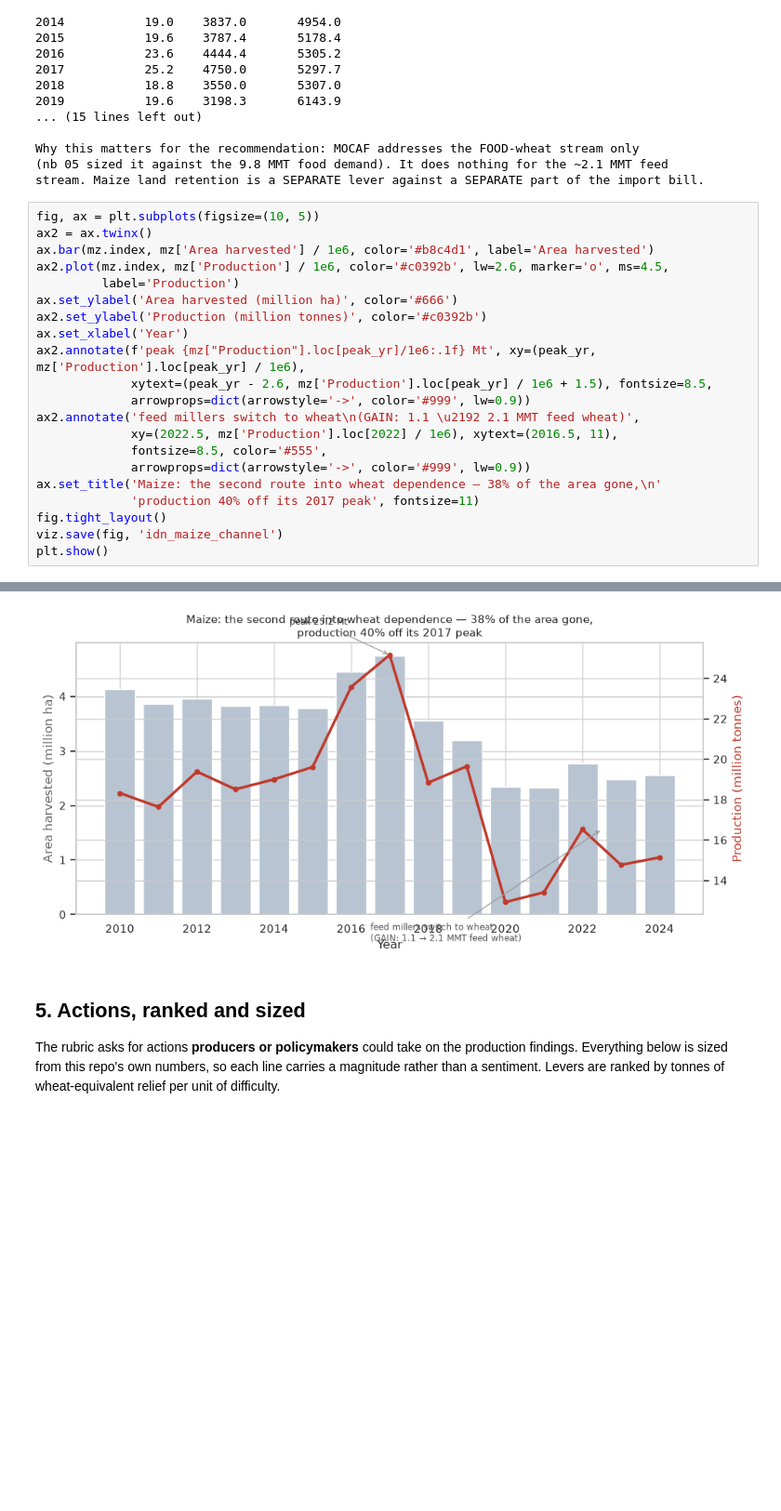
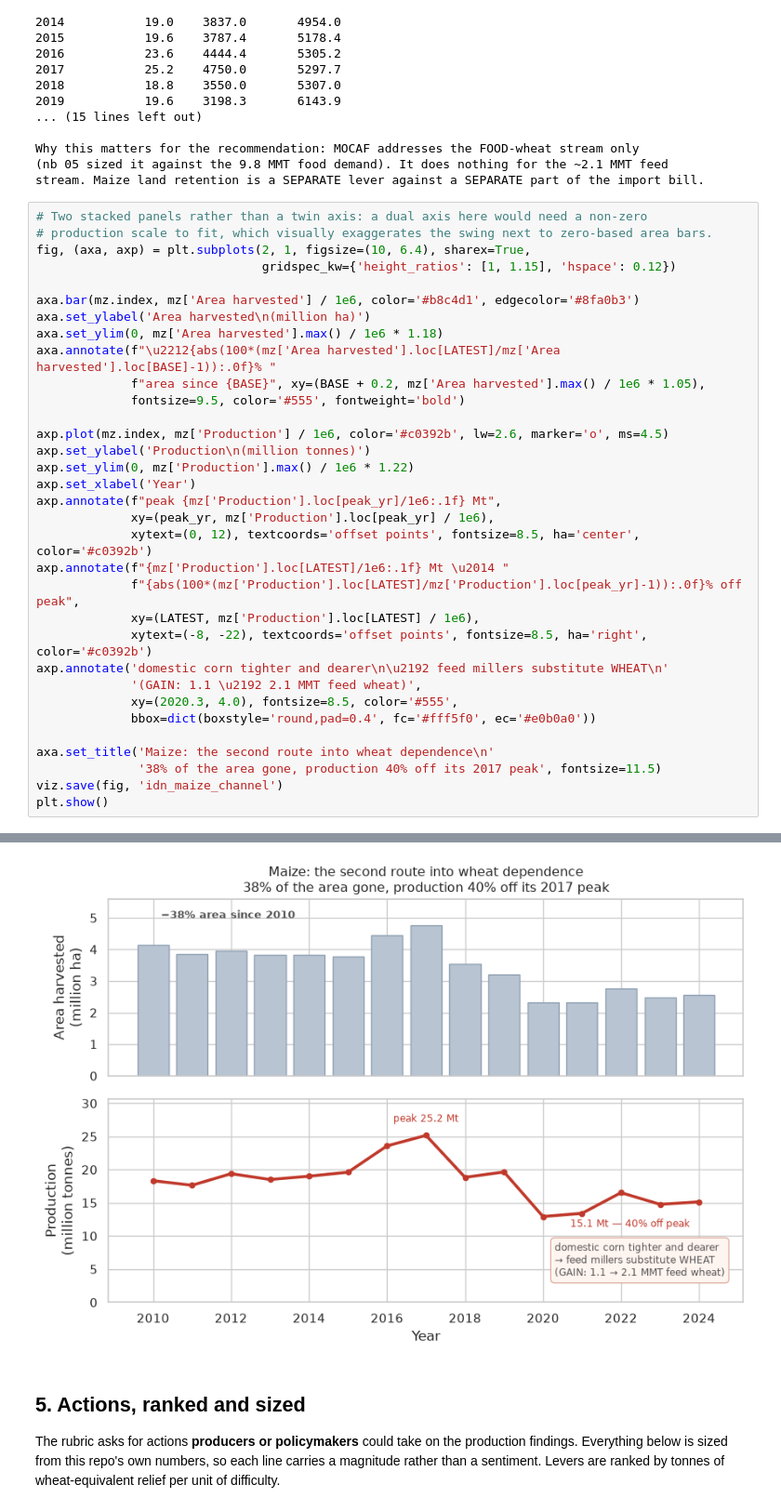
Before and after one commit to msweta02/wid-datathon, a Jupyter notebook: indonesia-eda/notebooks/07_land_and_alternatives.ipynb, the cells around one changed output, grey strips where cells are left out. Shown at 93% size. Drawn from its saved outputs; the diff is of its cells as text; blank space fills up the shorter version.

```diff
--- a/indonesia-eda/notebooks/07_land_and_alternatives.ipynb
+++ b/indonesia-eda/notebooks/07_land_and_alternatives.ipynb
@@ -313,29 +313,41 @@ Why this matters for the recommendation: MOCAF addresses the FOOD-wheat stream o
 (nb 05 sized it against the 9.8 MMT food demand). It does nothing for the ~2.1 MMT feed
 stream. Maize land retention is a SEPARATE lever against a SEPARATE part of the import bill.
 # %%
-fig, ax = plt.subplots(figsize=(10, 5))
-ax2 = ax.twinx()
-ax.bar(mz.index, mz['Area harvested'] / 1e6, color='#b8c4d1', label='Area harvested')
-ax2.plot(mz.index, mz['Production'] / 1e6, color='#c0392b', lw=2.6, marker='o', ms=4.5,
-         label='Production')
-ax.set_ylabel('Area harvested (million ha)', color='#666')
-ax2.set_ylabel('Production (million tonnes)', color='#c0392b')
-ax.set_xlabel('Year')
-ax2.annotate(f'peak {mz["Production"].loc[peak_yr]/1e6:.1f} Mt', xy=(peak_yr, mz['Production'].loc[peak_yr] / 1e6),
-             xytext=(peak_yr - 2.6, mz['Production'].loc[peak_yr] / 1e6 + 1.5), fontsize=8.5,
-             arrowprops=dict(arrowstyle='->', color='#999', lw=0.9))
-ax2.annotate('feed millers switch to wheat\n(GAIN: 1.1 \u2192 2.1 MMT feed wheat)',
-             xy=(2022.5, mz['Production'].loc[2022] / 1e6), xytext=(2016.5, 11),
-             fontsize=8.5, color='#555',
-             arrowprops=dict(arrowstyle='->', color='#999', lw=0.9))
-ax.set_title('Maize: the second route into wheat dependence — 38% of the area gone,\n'
-             'production 40% off its 2017 peak', fontsize=11)
-fig.tight_layout()
+# Two stacked panels rather than a twin axis: a dual axis here would need a non-zero
+# production scale to fit, which visually exaggerates the swing next to zero-based area bars.
+fig, (axa, axp) = plt.subplots(2, 1, figsize=(10, 6.4), sharex=True,
+                               gridspec_kw={'height_ratios': [1, 1.15], 'hspace': 0.12})
+
+axa.bar(mz.index, mz['Area harvested'] / 1e6, color='#b8c4d1', edgecolor='#8fa0b3')
+axa.set_ylabel('Area harvested\n(million ha)')
+axa.set_ylim(0, mz['Area harvested'].max() / 1e6 * 1.18)
+axa.annotate(f"\u2212{abs(100*(mz['Area harvested'].loc[LATEST]/mz['Area harvested'].loc[BASE]-1)):.0f}% "
+             f"area since {BASE}", xy=(BASE + 0.2, mz['Area harvested'].max() / 1e6 * 1.05),
+             fontsize=9.5, color='#555', fontweight='bold')
+
+axp.plot(mz.index, mz['Production'] / 1e6, color='#c0392b', lw=2.6, marker='o', ms=4.5)
+axp.set_ylabel('Production\n(million tonnes)')
+axp.set_ylim(0, mz['Production'].max() / 1e6 * 1.22)
+axp.set_xlabel('Year')
+axp.annotate(f"peak {mz['Production'].loc[peak_yr]/1e6:.1f} Mt",
+             xy=(peak_yr, mz['Production'].loc[peak_yr] / 1e6),
+             xytext=(0, 12), textcoords='offset points', fontsize=8.5, ha='center', color='#c0392b')
+axp.annotate(f"{mz['Production'].loc[LATEST]/1e6:.1f} Mt \u2014 "
+             f"{abs(100*(mz['Production'].loc[LATEST]/mz['Production'].loc[peak_yr]-1)):.0f}% off peak",
+             xy=(LATEST, mz['Production'].loc[LATEST] / 1e6),
+             xytext=(-8, -22), textcoords='offset points', fontsize=8.5, ha='right', color='#c0392b')
+axp.annotate('domestic corn tighter and dearer\n\u2192 feed millers substitute WHEAT\n'
+             '(GAIN: 1.1 \u2192 2.1 MMT feed wheat)',
+             xy=(2020.3, 4.0), fontsize=8.5, color='#555',
+             bbox=dict(boxstyle='round,pad=0.4', fc='#fff5f0', ec='#e0b0a0'))
+
+axa.set_title('Maize: the second route into wheat dependence\n'
+              '38% of the area gone, production 40% off its 2017 peak', fontsize=11.5)
 viz.save(fig, 'idn_maize_channel')
 plt.show()
 # %% [output]
 figure -> /mnt/d/Sweta/Northeastern/Codes/python/wid-datathon/indonesia-eda/outputs/figures/idn_maize_channel.png
-[figure, old version]
+[figure, new version]
 # %% [markdown]
 ## 5. Actions, ranked and sized
 
```
